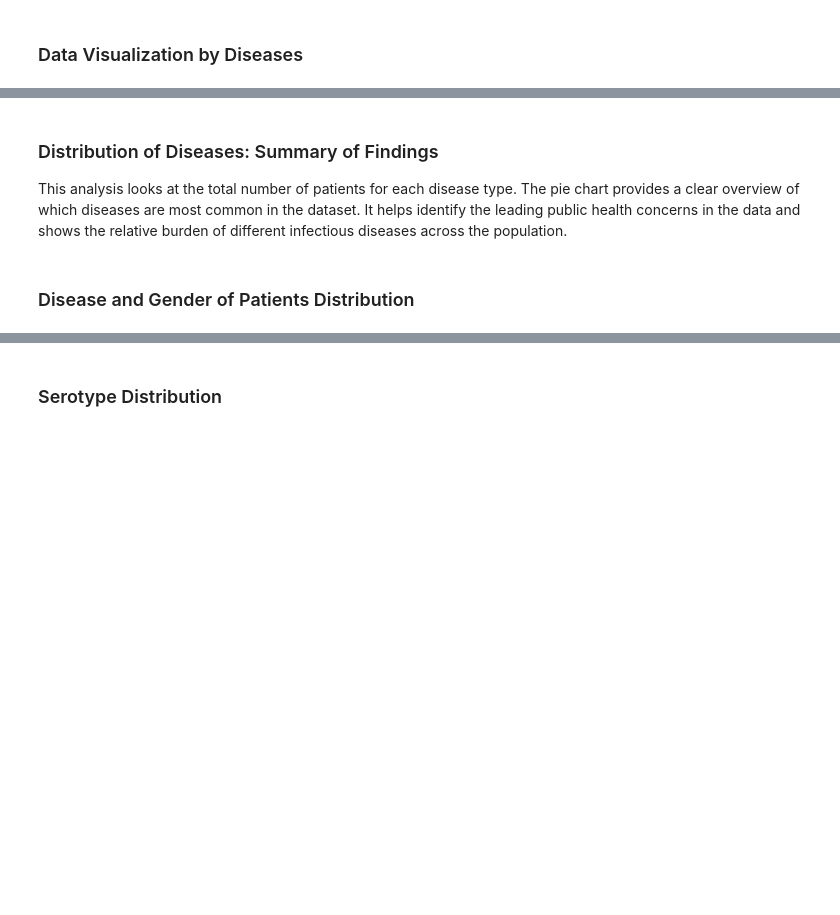
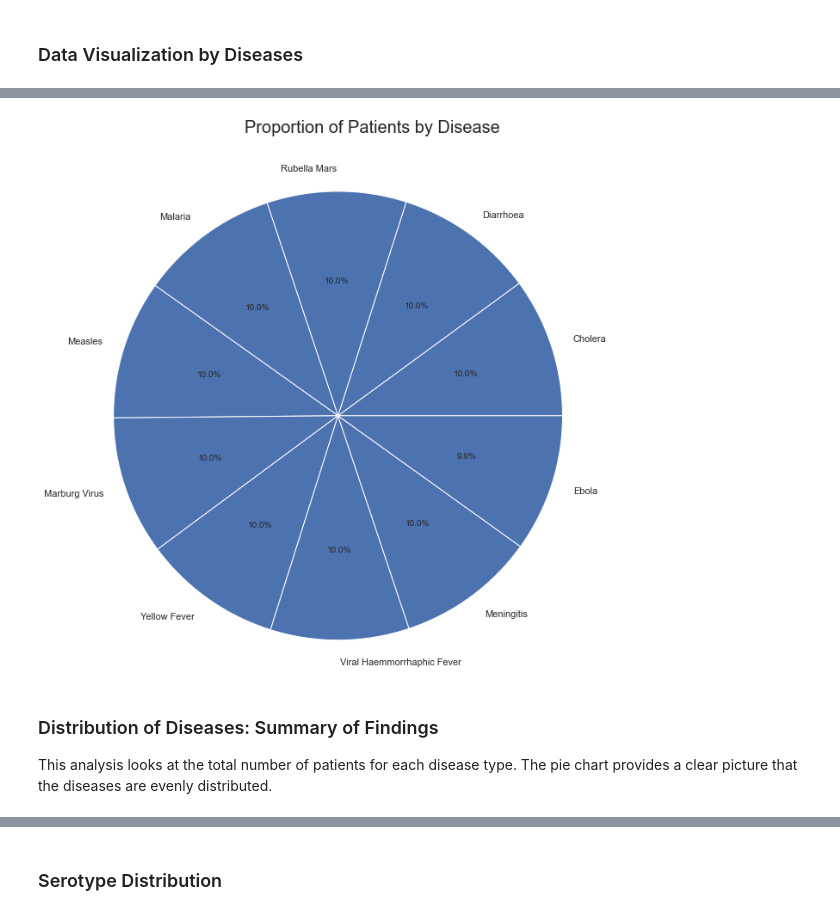
Before and after one commit to olusola-belle/infectious_disease_in_nigeria, a Jupyter notebook: Infectious Disease In Nigeria Project.ipynb, the cells around one changed output, grey strips where cells are left out. Cells and saved outputs as stored; diff of their text form; code cells hidden in the pictures; blank space fills up the shorter version.

```diff
--- a/Infectious Disease In Nigeria Project.ipynb
+++ b/Infectious Disease In Nigeria Project.ipynb
@@ -378,6 +388,14 @@ The bar chart helps to visualize trends—whether the number of cases is increas
 # %%
 infectious_data_disease= infectious_data.groupby(['disease'])['id'].count().reset_index(name='Number of Patients').sort_values(by= 'Number of Patients', ascending= False)
 infectious_data_state
-px.pie(infectious_data_disease, values='Number of Patients', names= 'disease' , title= 'Number of patients of each dieases',
-       width=800 , height=800 , color_discrete_sequence = px.colors.sequential.RdBu)
+
+plt.pie(
+    infectious_data_disease['Number of Patients'],
+    labels=infectious_data_disease['disease'],
+    autopct='%1.1f%%',
+    startangle=0,
+    radius= 3
+)
+plt.title('Proportion of Patients by Disease', fontsize= 20, loc = 'left', pad= 220)
+plt.show()
 # %% [output]
@@ -385,7 +402,5 @@ px.pie(infectious_data_disease, values='Number of Patients', names= 'disease' ,
+[figure, added]
 # %% [markdown]
 ### Distribution of Diseases: Summary of Findings
 
-This analysis looks at the total number of patients for each disease type. The pie chart provides a clear overview of which diseases are most common in the dataset.
-It helps identify the leading public health concerns in the data and shows the relative burden of different infectious diseases across the population.
+This analysis looks at the total number of patients for each disease type. The pie chart provides a clear picture that the diseases are evenly distributed.
-# %% [markdown]
-### Disease and Gender of Patients Distribution
```
Also changed, not shown: parts of 29 cells of this notebook.
